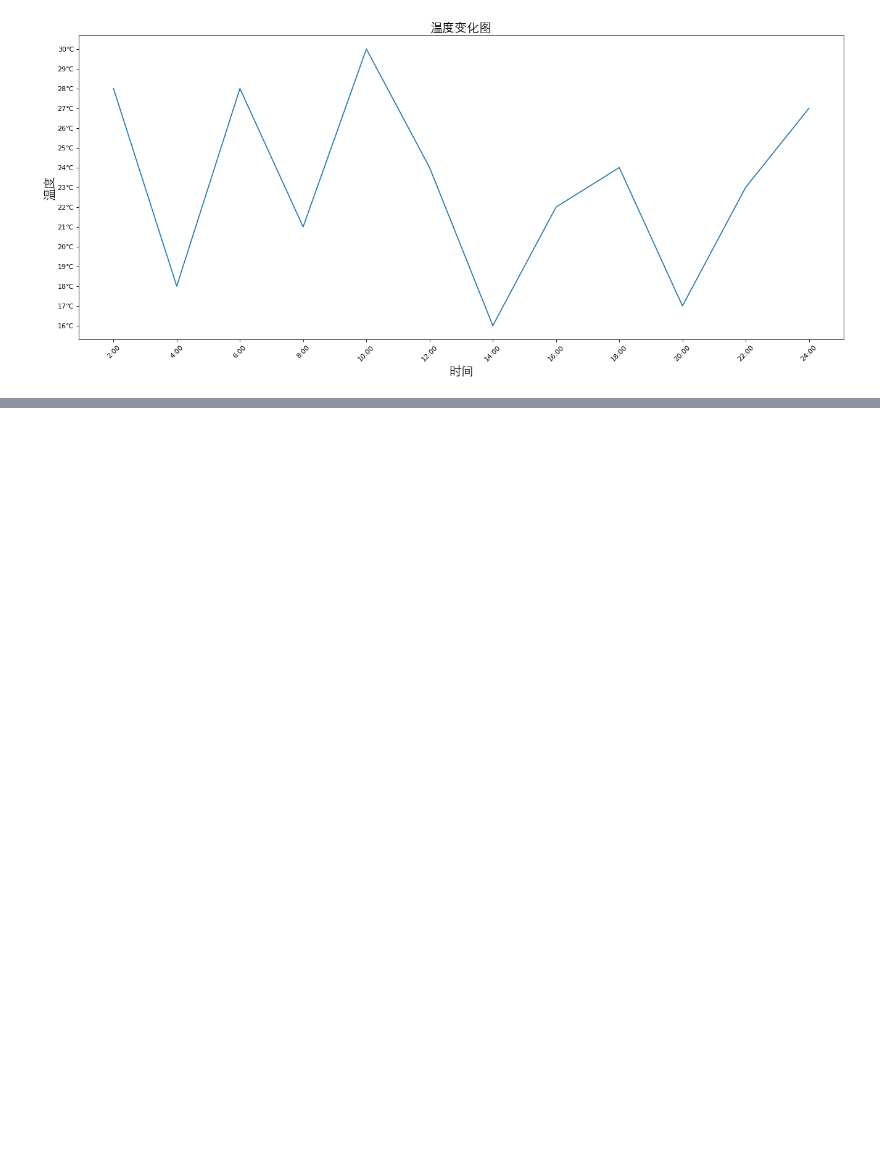
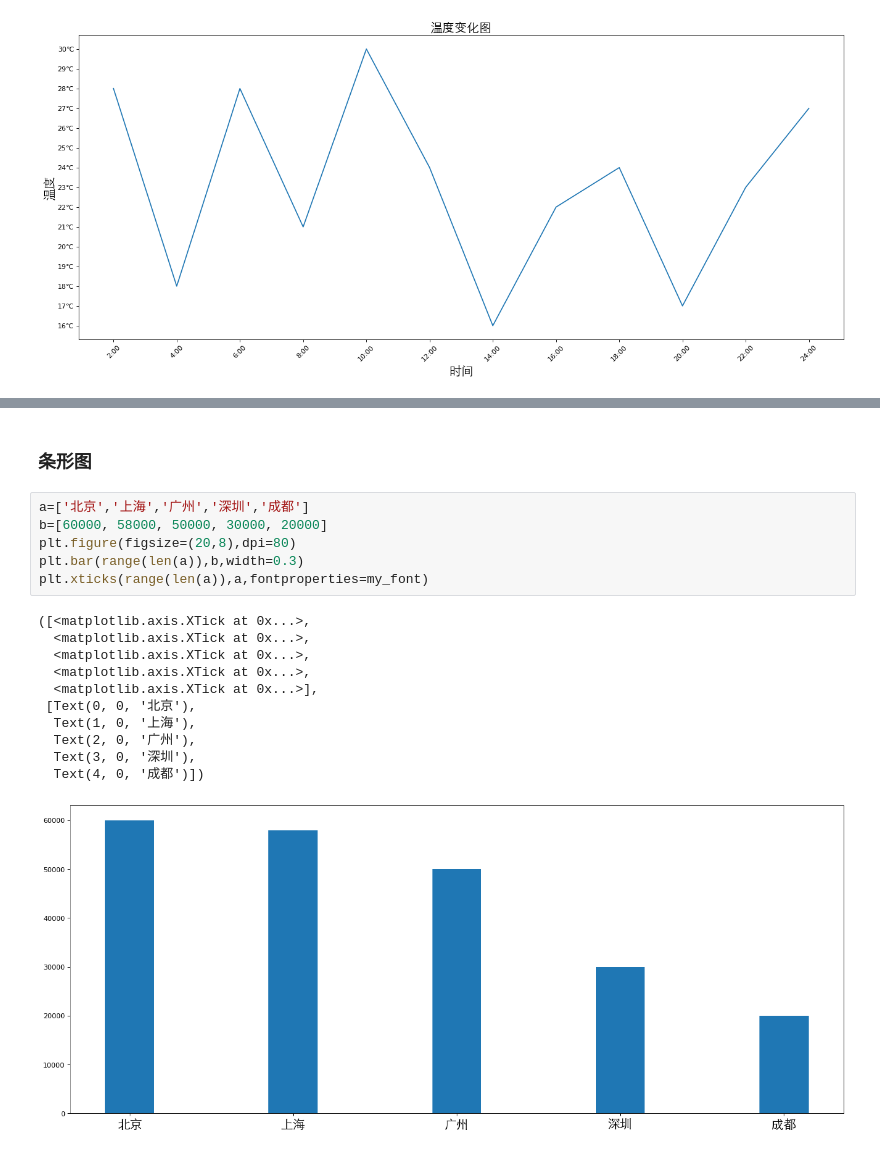
Before and after one commit to zhuzhuty/2025wd_python-, a Jupyter notebook: Day11/matplotlib学习.ipynb, the cells around one changed output, grey strips where cells are left out. Cells and saved outputs as stored; diff of their text form; blank space fills up the shorter version.

```diff
--- a/Day11/matplotlib学习.ipynb
+++ b/Day11/matplotlib学习.ipynb
@@ -90,0 +124,20 @@ plt.show()
+# %% [markdown]
+### 条形图
+# %%
+a=['北京','上海','广州','深圳','成都']
+b=[60000, 58000, 50000, 30000, 20000]
+plt.figure(figsize=(20,8),dpi=80)
+plt.bar(range(len(a)),b,width=0.3)
+plt.xticks(range(len(a)),a,fontproperties=my_font)
+# %% [output]
+([<matplotlib.axis.XTick at 0x...>,
+  <matplotlib.axis.XTick at 0x...>,
+  <matplotlib.axis.XTick at 0x...>,
+  <matplotlib.axis.XTick at 0x...>,
+  <matplotlib.axis.XTick at 0x...>],
+ [Text(0, 0, '北京'),
+  Text(1, 0, '上海'),
+  Text(2, 0, '广州'),
+  Text(3, 0, '深圳'),
+  Text(4, 0, '成都')])
+[figure, added]
```
Also changed, not shown: parts of 4 cells of this notebook.
